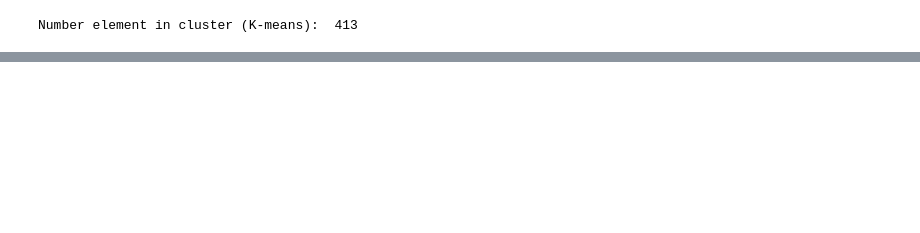
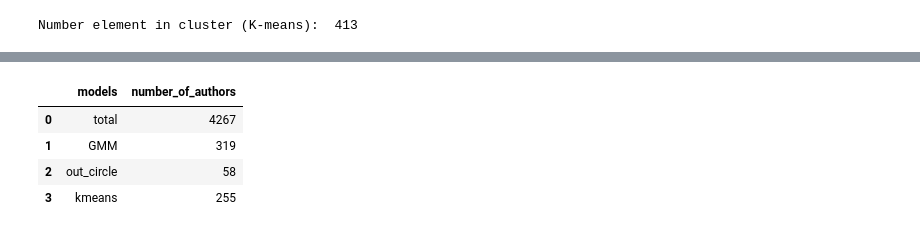
Before and after one commit to mvlebedev/ods_nlp_huawei_fall_2022, a Jupyter notebook: Code/clustering_youtube.ipynb, the cells around one changed output, grey strips where cells are left out. Saved outputs shown, nothing was run; the diff lists cells and outputs as text; code cells hidden in the pictures; blank space fills up the shorter version.

```diff
--- a/Code/clustering_youtube.ipynb
+++ b/Code/clustering_youtube.ipynb
@@ -387,3 +383,11 @@ df_auth_stat
 | 3 | kmeans | 255 |
 # %%
 df_auth_stat.to_csv("total_auth_stat.csv")
+# %%
+df_auth_stat
+# %% [output]
+|  | models | number_of_authors |
+| 0 | total | 4267 |
+| 1 | GMM | 319 |
+| 2 | out_circle | 58 |
+| 3 | kmeans | 255 |
```
Also changed, not shown: parts of 13 cells of this notebook, 2 other files.
